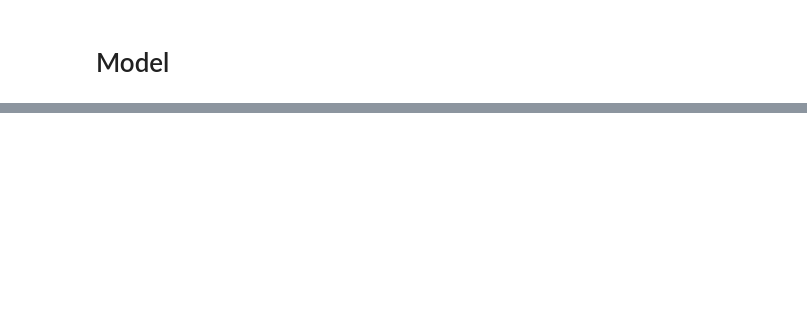
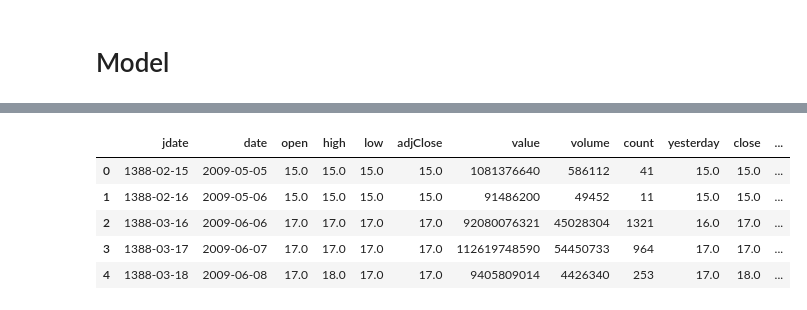
Before and after one commit to Hamtech-ai/InsightiFi, a Jupyter notebook: concat_features.ipynb, the cells around one changed output, grey strips where cells are left out. Cells and saved outputs as stored; diff of their text form; code cells hidden in the pictures; blank space fills up the shorter version.

Commit message:
predictions visualized and calculated returns

```diff
--- a/concat_features.ipynb
+++ b/concat_features.ipynb
@@ -274,6 +282,9 @@ signals.fillna(
 #     value = 0,
 #     inplace = True
 # )
-print(f'Number of each class {np.unique(signals, return_counts = True)}')
+pivots.columns = ['pivots']
 signals['date'] = foladHist['date']
+pivots['date'] = foladHist['date']
+
+print(f'Number of each class {np.unique(signals["label"], return_counts = True)}')
 # %% [output]
@@ -407 +356,29 @@ print(f'Passive invesitng: {((foladHist["adjClose"].iloc[-1] / foladHist["adjClo
+# %%
+def convertLabel(df, colName):
+    name = str(colName + '01')
+    df.loc[initFeatures[colName] == -1, name] = 0
+    df[name] = df[name].fillna(1)
+    return df
+
+initFeatures['priChange'] = initFeatures['adjClose'] - initFeatures['yesterday']
+labelPred = np.concatenate((trainPred, testPred), axis = 0)
+initFeatures['labelPred'] = labelPred
+
+initFeatures = convertLabel(initFeatures, 'label')
+initFeatures = convertLabel(initFeatures, 'labelPred')
+
+initFeatures = initFeatures.merge(
+    pivots,
+    how = 'left',
+    on = 'date'
+)
+
+initFeatures.head()
+# %% [output]
+|  | jdate | date | open | high | low | adjClose | value | volume | count | yesterday | close | ... |
+| 0 | 1388-02-15 | 2009-05-05 | 15.0 | 15.0 | 15.0 | 15.0 | 1081376640 | 586112 | 41 | 15.0 | 15.0 | ... |
+| 1 | 1388-02-16 | 2009-05-06 | 15.0 | 15.0 | 15.0 | 15.0 | 91486200 | 49452 | 11 | 15.0 | 15.0 | ... |
+| 2 | 1388-03-16 | 2009-06-06 | 17.0 | 17.0 | 17.0 | 17.0 | 92080076321 | 45028304 | 1321 | 16.0 | 17.0 | ... |
+| 3 | 1388-03-17 | 2009-06-07 | 17.0 | 17.0 | 17.0 | 17.0 | 112619748590 | 54450733 | 964 | 17.0 | 17.0 | ... |
+| 4 | 1388-03-18 | 2009-06-08 | 17.0 | 18.0 | 17.0 | 17.0 | 9405809014 | 4426340 | 253 | 17.0 | 18.0 | ... |
 # %%
```
Also changed, not shown: parts of 19 cells of this notebook, 1 other file.
